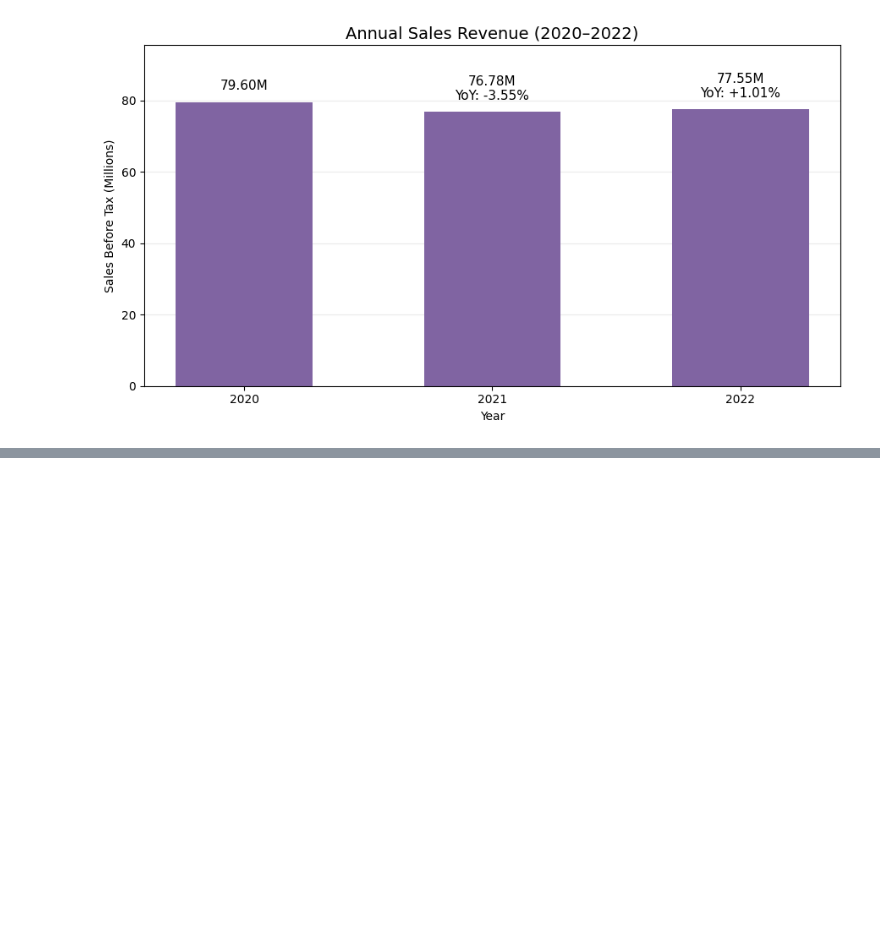
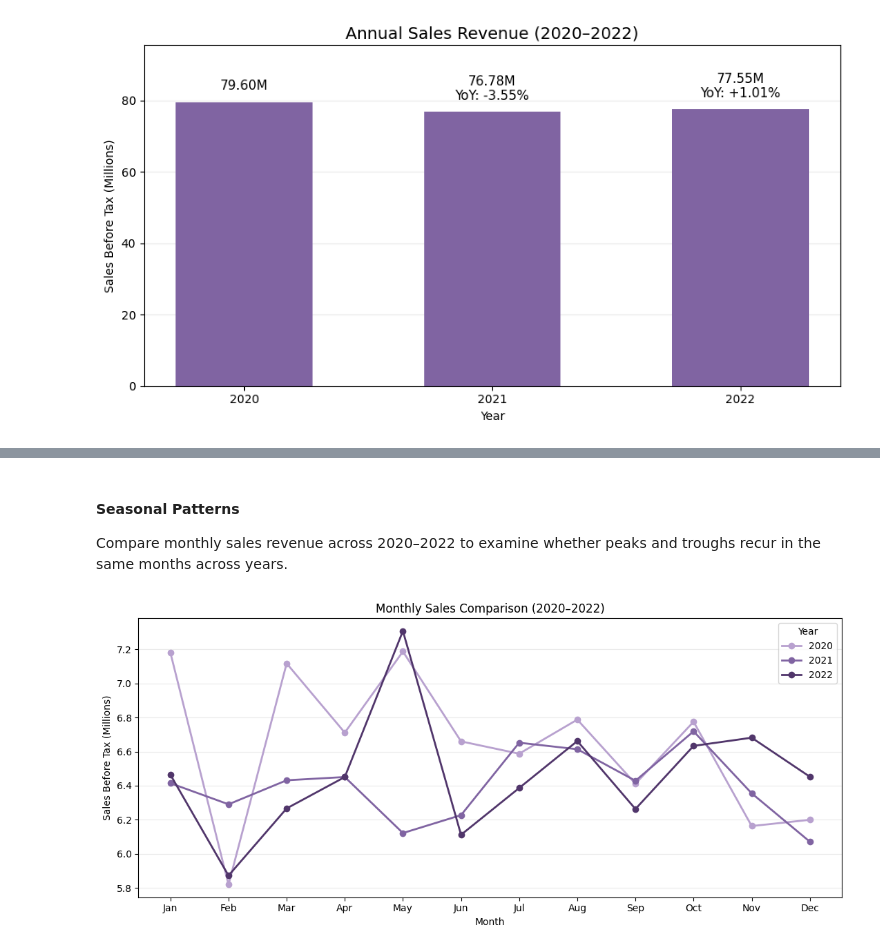
Before and after one commit to michellefengym-glitch/Market-Analysis, a Jupyter notebook: Capstone_Market_Analysis.ipynb, the cells around one changed output, grey strips where cells are left out. Drawn from its saved outputs; the diff is of its cells as text; code cells hidden in the pictures; blank space fills up the shorter version.

```diff
--- a/Capstone_Market_Analysis.ipynb
+++ b/Capstone_Market_Analysis.ipynb
@@ -1122,0 +1135,42 @@ plt.show()
+# %% [markdown]
+#### Seasonal Patterns
+
+Compare monthly sales revenue across 2020–2022 to examine whether
+peaks and troughs recur in the same months across years.
+# %%
+# Arrange monthly revenue by month and year
+seasonal_data = annual_data.assign(
+    year=annual_data["order_date"].dt.year,
+    month=annual_data["order_date"].dt.month
+)
+
+seasonal_sales = seasonal_data.pivot_table(
+    index="month",
+    columns="year",
+    values="sales_before_tax",
+    aggfunc="sum"
+).sort_index()
+
+# Compare the three complete years
+ax = (seasonal_sales / 1_000_000).plot(
+    figsize=(11, 5),
+    marker="o",
+    linewidth=2,
+    color=["#B8A1CF", "#8064A2", "#51366B"]
+)
+
+ax.set_title("Monthly Sales Comparison (2020–2022)")
+ax.set_xlabel("Month")
+ax.set_ylabel("Sales Before Tax (Millions)")
+ax.set_xticks(range(1, 13))
+ax.set_xticklabels([
+    "Jan", "Feb", "Mar", "Apr", "May", "Jun",
+    "Jul", "Aug", "Sep", "Oct", "Nov", "Dec"
+])
+ax.legend(title="Year")
+ax.grid(axis="y", alpha=0.25)
+
+plt.tight_layout()
+plt.show()
+# %% [output]
+[figure, added]
```
Also changed, not shown: parts of 5 cells of this notebook.
